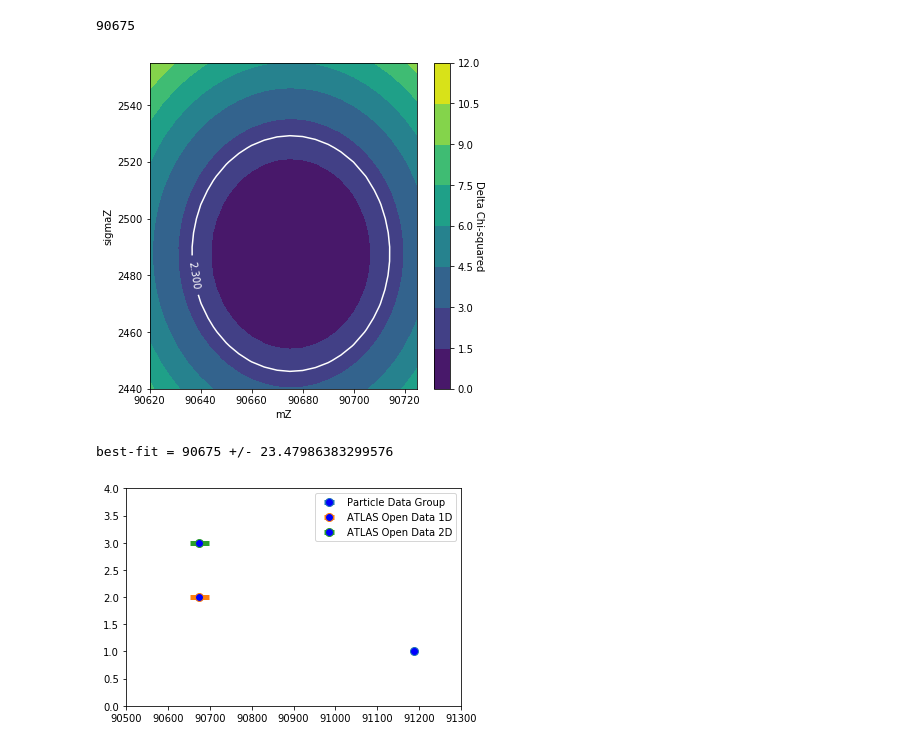
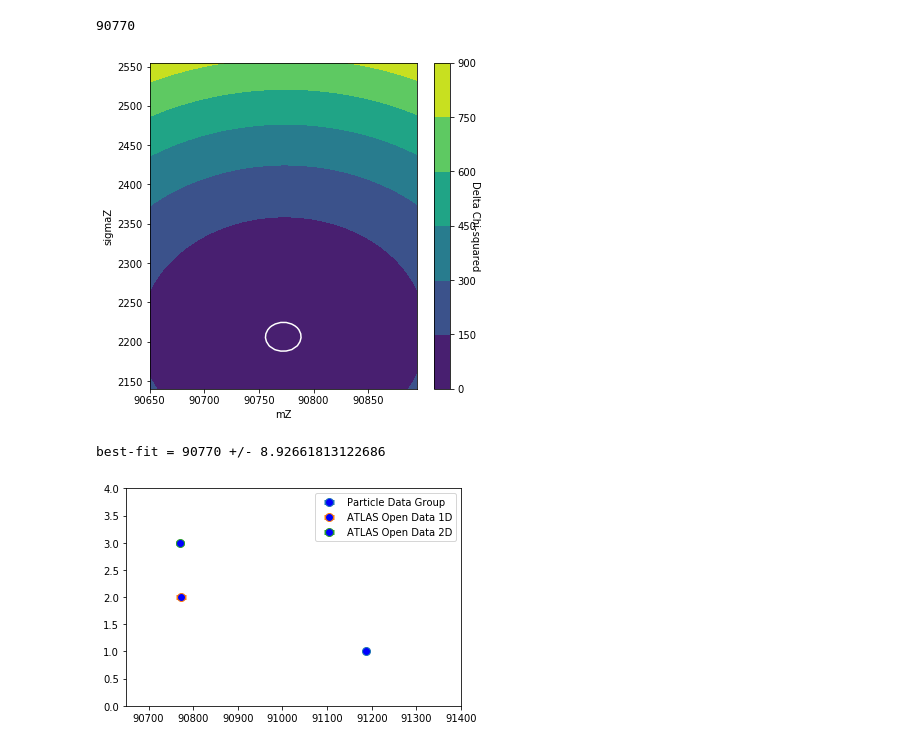
Before and after one commit to keaveney/UCT3rdYearLabATLASOpenData, a Jupyter notebook: Part1_MeasureTheZBosonMass.ipynb, the cells around one changed output. Saved outputs shown, nothing was run; the diff lists cells and outputs as text; code cells hidden in the pictures.

Commit message:
added skimmed mumu file and updates nb for part 1

```diff
--- a/Part1_MeasureTheZBosonMass.ipynb
+++ b/Part1_MeasureTheZBosonMass.ipynb
@@ -18,7 +74,7 @@ nEvents = 200000
 #this is the total number of collisions/events we want to access from the file, you can reduce this
 #for quick test, for final results 100000 events should be enough
 
-lep_E, lep_pt, lep_phi, lep_eta, lep_type_Data = eventsData.arrays(["lep_E", "lep_pt", "lep_phi", "lep_eta", "lep_type"], outputtype=tuple, entrystop=nEvents)
+lep_E, lep_pt, lep_phi, lep_eta, lep_type_Data, lep_isTightID, lep_ptcone30 = eventsData.arrays(["lep_E", "lep_pt", "lep_phi", "lep_eta", "lep_type", "lep_isTightID", "lep_ptcone30"], outputtype=tuple, entrystop=nEvents)
 flatData = LVepm.TLorentzVectorArray.from_ptetaphi(lep_pt, lep_eta, lep_phi, lep_E)
 # %%
 #create a few arrays to hold some specific information about the collisions
@@ -122,7 +189,7 @@ def calcChiSq(obs, preds):
     for bin in range(0, len(obs)):
         diff = preds[bin] - obs[bin]
         #print("diff = " + str(diff))
-        var = ( np.abs(preds[bin]*2.5))
+        var = ( np.abs(preds[bin]))
         if (var != 0):
             chiSq += (diff**2)/(var)
             #print("obs, pred, diff, var  chi contrib = "+  str( obs[bin]) +" " +  str(preds[bin]) +" "+  str(diff) +" "+  str(var) +" " + str((diff**2)/(var)))
@@ -131,8 +198,8 @@ def calcChiSq(obs, preds):
 mZAr = np.array([])
 chi2Ar = np.array([])
 
-minMz = 90620
-maxMz = 90750
+minMz = 90650
+maxMz = 90900
 step = 1
 
 bestFitMz1D = 0.0
@@ -167,15 +234,12 @@ px=np.arange(crit[1],crit[0],0.001)
 ax.fill_between(px,p(px),alpha=0.5, color='g', label="uncertainty")
 ax.legend()
 
-ax.set_xlim(90640, 90720)
+ax.set_xlim(minMz, maxMz)
 ax.set_ylim(0.0, 5.0)
 
 plt.xlabel("mZ")
 plt.ylabel("delta chi-squared")
 plt.show()
-
-
-
 
 #What is causing the fluctuations around the expected parabolic shape?
 #How could we smooth out this parabola?
@@ -185,4 +249,18 @@ plt.show()
 my1DResult = bestFitMz1D
 my1DUncertainty = bestFitMz1D-crit[1]
 print("best-fit = " + str(my1DResult) + " +/- " + str(my1DUncertainty))
+
+
+plt.figure()
+p = (cauchy.pdf(centres, my1DResult, sigmaZ))
+
+pInt = bin_width * sum(p[0:nBins])
+scale = integral/pInt
+pScaled = (cauchy.pdf(centres, my1DResult, sigmaZ) *scale)
+
+plt.plot(centres, pScaled, 'k', linewidth=2)
+plt.hist(massesData, bins=nBins, range=[minMass, maxMass], alpha=0.6, color='g')
+plt.xlabel("mumu mass")
+plt.ylabel("events per bin")
+plt.show()
 # %% [output]
@@ -191,9 +270,9 @@ best-fit = 90675 +/- 23.47986383299576
 # %%
 #How about fitting the mass and the width at the same time?
-minMz = 90620
-maxMz = 90730
+#minMz = 90620
+#maxMz = 90730
 
-minSigmaZ = 2440
+minSigmaZ = 2140
 maxSigmaZ = 2560
 step = 5
 
@@ -218,36 +297,36 @@ for yi in range(0, len(sigmaZAr)):
             #print("chi2 = " + str(chi2) + " mz = " + str(X[yi, xi]))
             minChi2 = chi2
             bestFitMz2D = X[yi, xi]
 
 print(bestFitMz2D)
 minChi2 = np.min(chi2Ar)
 deltaChi2Ar = chi2Ar - minChi2
 
 #plot
 levels = [2.3]
 fig = plt.figure(figsize=(6,6))
 ax = fig.gca()
 
 cset = plt.contour(mZAr,sigmaZAr,deltaChi2Ar, levels=levels, colors=['white'])
 cfset = plt.contourf(mZAr,sigmaZAr,deltaChi2Ar,  cmap='coolwarm')
 
 h = plt.contourf(mZAr,sigmaZAr,deltaChi2Ar)
 
 cbar = plt.colorbar(h)
 cbar.set_label('Delta Chi-squared', rotation=270)
 ax.clabel(cset, inline=1, fontsize=10)
 ax.set_xlabel('mZ')
 ax.set_ylabel('sigmaZ')
 plt.show()
 
 #extract 2D result and uncertainty
 my2DResult = bestFitMz2D
 my2DUncertainty = bestFitMz2D-crit[1]
 print("best-fit = " + str(my2DResult) + " +/- " + str(my2DUncertainty))
 # %% [output]
-90675
+90770
-[figure, old version]
+[figure, new version]
-best-fit = 90675 +/- 23.47986383299576
+best-fit = 90770 +/- 8.92661813122686
 # %%
 #compare to PDG world average
 mZPDG =  91187.6
@@ -268,7 +347,7 @@ y2D = np.array([3.0])
 plt.figure()
 
 ax = plt.gca()
-ax.set_xlim(90500, 91300)
+ax.set_xlim(minMz, maxMz+500)#need to extend x axis range to include PDG value
 ax.set_ylim(0.0, 4.0)
 
 plt.errorbar(mZPDGAr, yPDGAr, xerr=sigZPDGAr, label="Particle Data Group", elinewidth=5,  fmt="o", mfc="blue", ms=8)
@@ -278,4 +357,4 @@ plt.errorbar(mZ2D, y2D, xerr=sigZ2D, fmt="o", label="ATLAS Open Data 2D", elinew
 plt.legend()
 plt.show()
 # %% [output]
-[figure, old version]
+[figure, new version]
```
Also changed, not shown: parts of 6 cells of this notebook, 1 other file.
